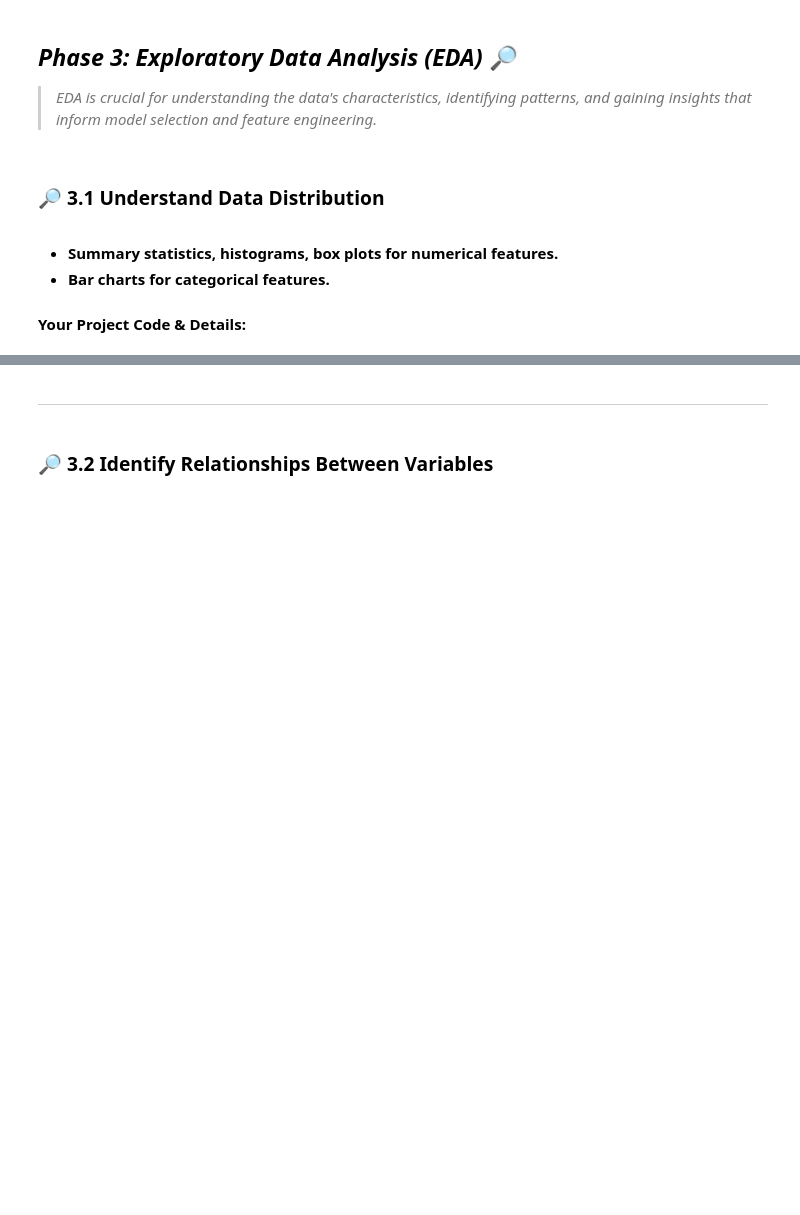
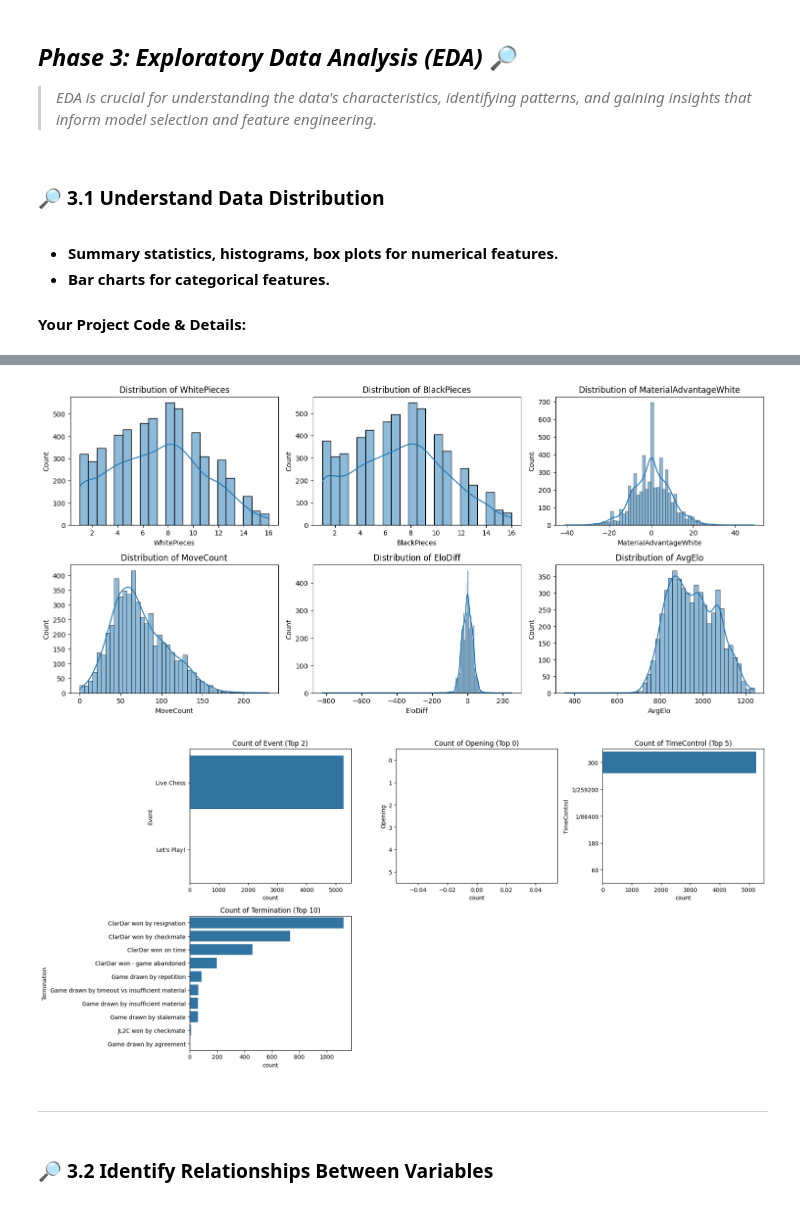
Before and after one commit to clarsendartois/Smart-Engineer-AI, a Jupyter notebook: Machine Learning/Projects/Chess Game Winner Prediction/chess_game_winner_prediction.ipynb, the cells around one changed output, grey strips where cells are left out. Drawn from its saved outputs; the diff is of its cells as text; code cells hidden in the pictures; blank space fills up the shorter version.

```diff
--- a/Machine Learning/Projects/Chess Game Winner Prediction/chess_game_winner_prediction.ipynb
+++ b/Machine Learning/Projects/Chess Game Winner Prediction/chess_game_winner_prediction.ipynb
@@ -234,8 +369,15 @@ print(f"Shape after cleaning: {df_clean.shape}")
 
 #### **Your Project Code & Details:**
 # %%
-# Example: Merge multiple dataframes if applicable
-# df_integrated = pd.merge(df_clean, df_additional_data, on='customer_id', how='left')
+# For this project, assuming a single PGN file for simplicity.
+# If integrating multiple PGN files or other data sources, you'd merge them here.
+# Example:
+# df_additional_pgn = pd.read_csv('path/to/additional_games.csv') # Or parse another PGN
+# df_integrated = pd.concat([df_clean, df_additional_pgn], ignore_index=True)
 # print(f"Shape after integration: {df_integrated.shape}")
 
-df_integrated = df_clean.copy() # Placeholder if no integration is needed
+if 'df_clean' in locals():
+    df_integrated = df_clean.copy() # Placeholder if no integration is needed
+    print(f"Shape after integration (no additional integration performed): {df_integrated.shape}")
+else:
+    print("Skipping integration as df_clean was not created.")
@@ -346,25 +531,35 @@ print(f"Test: {y_test.value_counts(normalize=True)}")
 import matplotlib.pyplot as plt
 import seaborn as sns
 
-# Display descriptive statistics for numerical features
-print("Descriptive Statistics for Numerical Features:")
-print(X_train[numerical_features].describe())
+if 'X_train' in locals():
+    # Display descriptive statistics for numerical features (before scaling for interpretability)
+    print("Descriptive Statistics for Numerical Features (before scaling, from original df_transformed):")
+    # Using df_transformed to get original scales for interpretation
+    print(df_transformed[numerical_features].describe())
 
-# Plot histograms for numerical features
-plt.figure(figsize=(15, 10))
-for i, col in enumerate(numerical_features):
-    plt.subplot(len(numerical_features)//3 + 1, 3, i + 1)
-    sns.histplot(X_train[col], kde=True)
-    plt.title(f'Distribution of {col}')
-plt.tight_layout()
-plt.show()
+    # Plot histograms for numerical features (from X_train, after transformation by preprocessor)
+    # Note: To plot transformed features, you'd need to apply preprocessor.fit_transform(X_train)
+    # For initial EDA, plotting original numerical features is often more insightful.
+    plt.figure(figsize=(15, 10))
+    for i, col in enumerate(numerical_features):
+        if col in X_train.columns: # Ensure column exists in X_train
+            plt.subplot(len(numerical_features)//3 + 1, 3, i + 1)
+            sns.histplot(X_train[col], kde=True)
+            plt.title(f'Distribution of {col}')
+    plt.tight_layout()
+    plt.show()
 
-# Plot bar charts for categorical features (top N categories)
-plt.figure(figsize=(15, 10))
-for i, col in enumerate(categorical_features):
-    if i >= 6: break # Limit for display purposes
-    plt.subplot(2, 3, i + 1)
-    sns.countplot(y=X_train[col], order=X_train[col].value_counts().index)
-    plt.title(f'Count of {col}')
-plt.tight_layout()
-plt.show()
+    # Plot bar charts for categorical features (top N categories)
+    plt.figure(figsize=(18, 12))
+    for i, col in enumerate(categorical_features):
+        if col in X_train.columns:
+            # Consider plotting value counts for a limited number of top categories
+            top_n = X_train[col].value_counts().nlargest(10).index
+            plt.subplot(3, 3, i + 1) # Adjust subplot grid as needed
+            sns.countplot(y=X_train[col], order=top_n)
+            plt.title(f'Count of {col} (Top {len(top_n)})')
+    plt.tight_layout()
+    plt.show()
+else:
+    print("Skipping EDA as training data was not prepared.")
+# %% [output]
@@ -371,3 +586,5 @@ plt.show()
+[figure, added]
+[figure, added]
 # %% [markdown]
 ---
 # %% [markdown]
```
Also changed, not shown: parts of 28 cells of this notebook.
